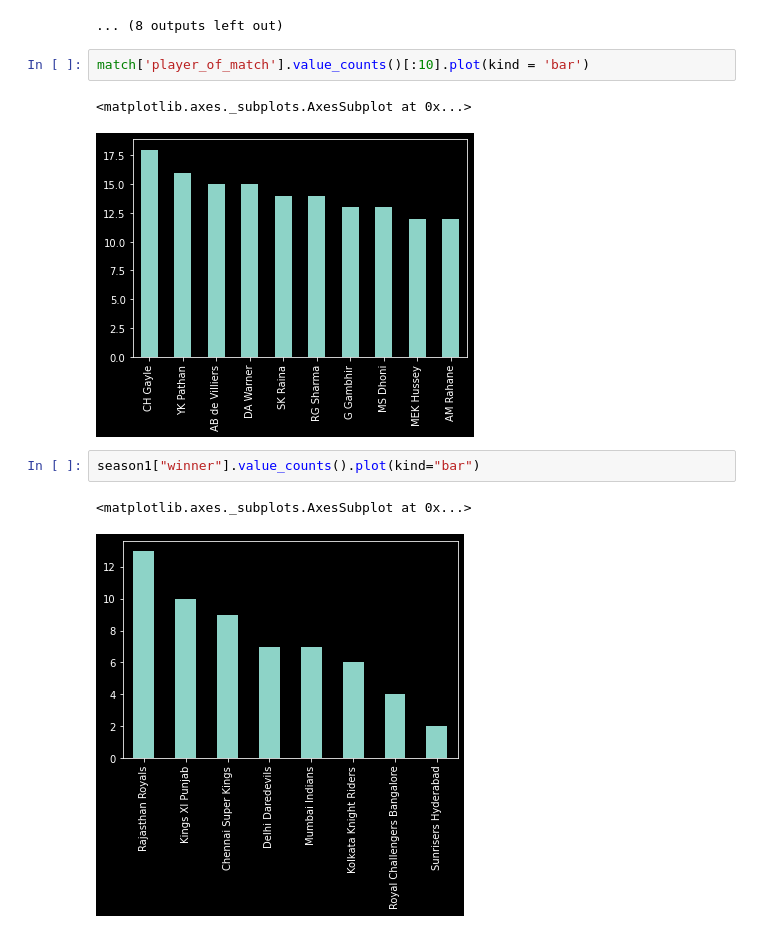
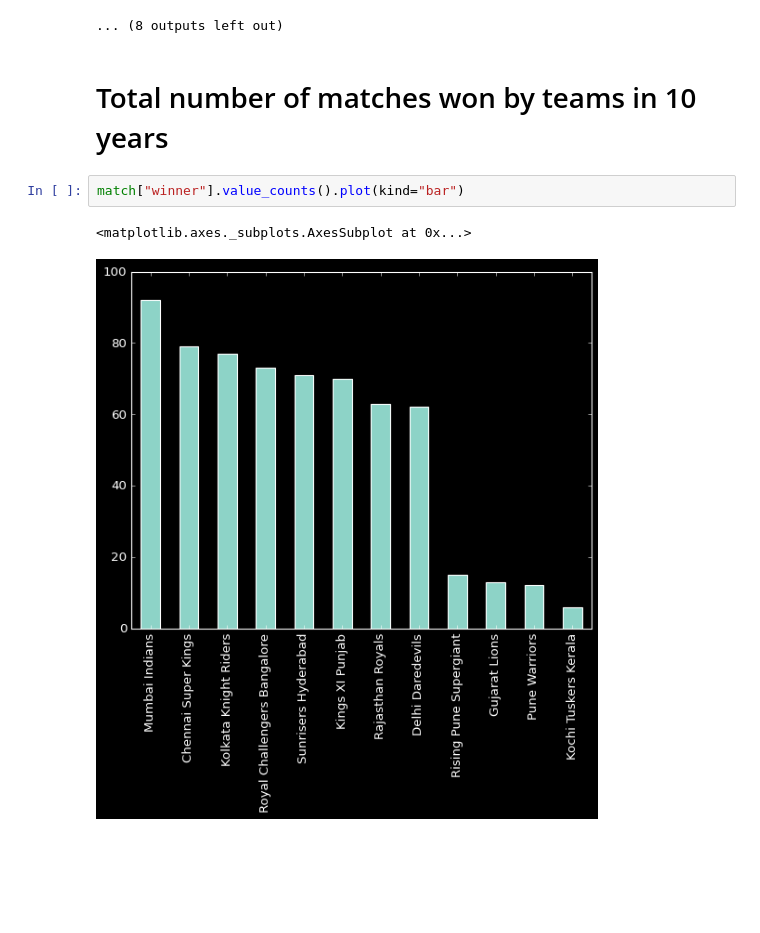
Before and after one commit to Aiant1/Data_Analysis_Projects, a Jupyter notebook: Indian_Premier_League_Data_analysis.ipynb, the cells around one changed output. Drawn from its saved outputs; the diff is of its cells as text; blank space fills up the shorter version.

```diff
--- a/Indian_Premier_League_Data_analysis.ipynb
+++ b/Indian_Premier_League_Data_analysis.ipynb
@@ -354,13 +329,10 @@ Highest man of the match of each season : 2012
 Highest man of the match of each season : 2013
 [interactive output not drawn]
 ... (8 outputs left out)
+# %% [markdown]
+# Total number of matches won by teams in 10 years
 # %%
-match['player_of_match'].value_counts()[:10].plot(kind = 'bar')
+match["winner"].value_counts().plot(kind="bar")
 # %% [output]
 <matplotlib.axes._subplots.AxesSubplot at 0x...>
-[figure, old version]
+[figure, new version]
-# %%
-season1["winner"].value_counts().plot(kind="bar")
-# %% [output]
-<matplotlib.axes._subplots.AxesSubplot at 0x...>
-[figure, removed]
```
Also changed, not shown: parts of 15 cells of this notebook.
